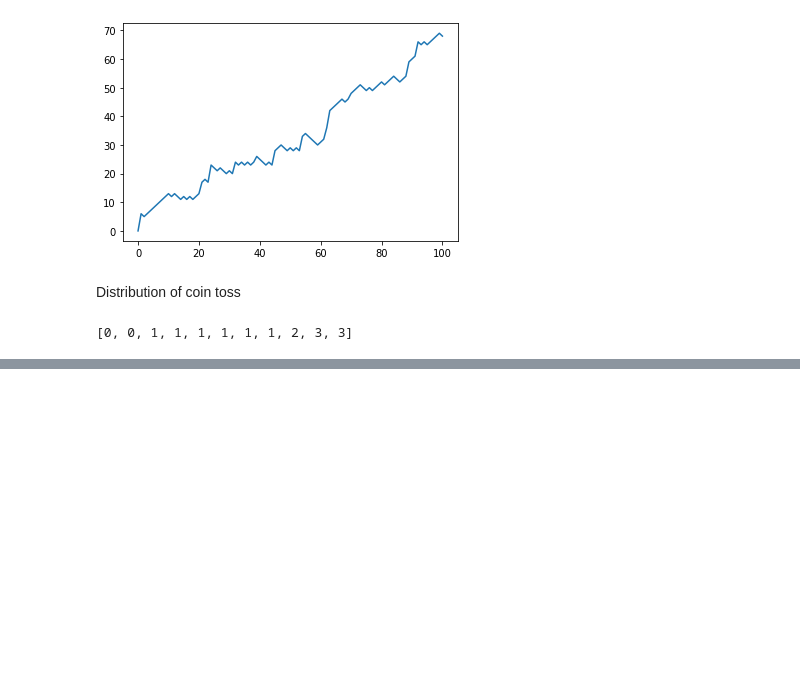
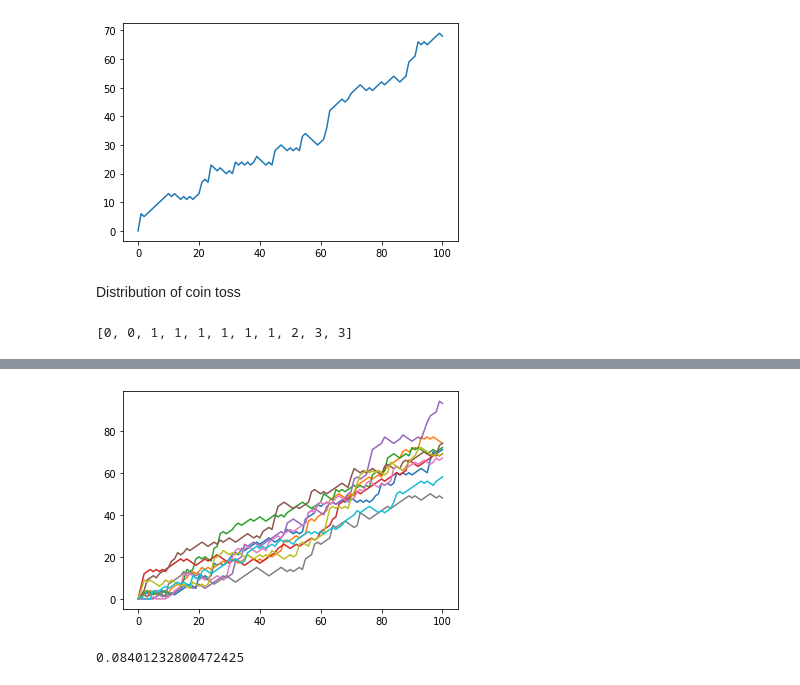
Before and after one commit to Ran-Tokman/DataCamp, a Jupyter notebook: Case Study- Hacker Statistics.ipynb, the cells around one changed output, grey strips where cells are left out. Drawn from its saved outputs; the diff is of its cells as text; code cells hidden in the pictures; blank space fills up the shorter version.

```diff
--- a/Case Study- Hacker Statistics.ipynb
+++ b/Case Study- Hacker Statistics.ipynb
@@ -209,0 +270,13 @@ plt.show()
+# %%
+# Transpose np_aw: np_aw_t; Now every row in np_aw represents the position after 1 throw for the 10 random walks.
+np_aw_t=np.transpose(np_aw)
+
+# Plot np_aw_t and show
+plt.plot(np_aw_t)
+plt.show()
+# %% [output]
+[figure, added]
+# %%
+np.random.rand()
+# %% [output]
+0.08401232800472425
```
Also changed, not shown: parts of 10 cells of this notebook.
